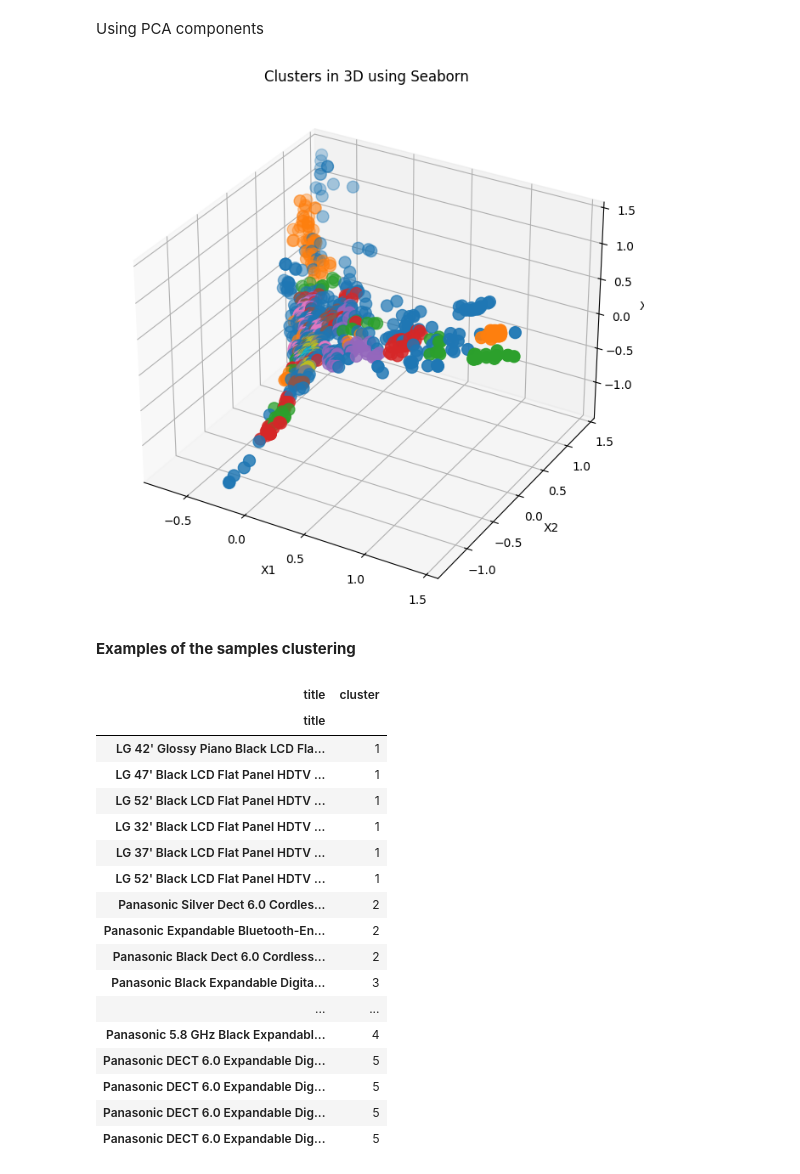
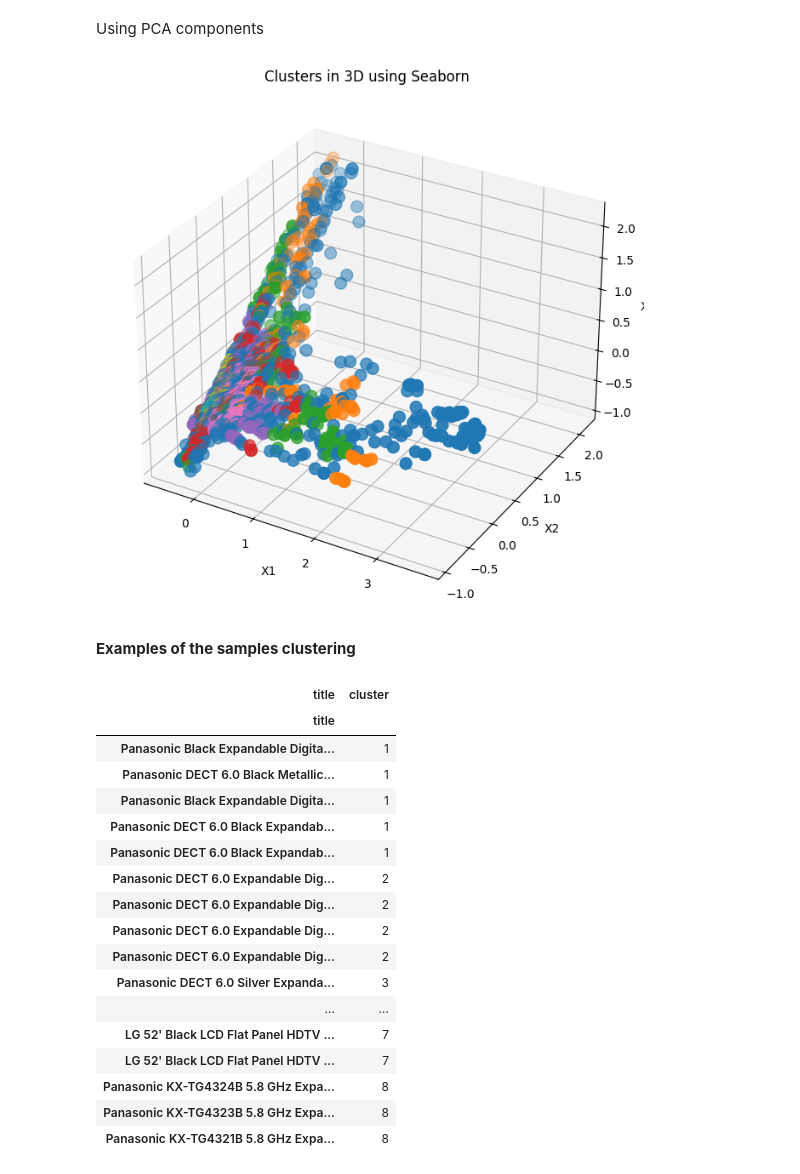
Before and after one commit to despinoza119/Entity_Resolution_and_Clustering, a Jupyter notebook: entity_resolution_clustering.ipynb, the cells around one changed output. Cells and saved outputs as stored; diff of their text form; code cells hidden in the pictures.

```diff
--- a/entity_resolution_clustering.ipynb
+++ b/entity_resolution_clustering.ipynb
@@ -168,7 +168,8 @@ Read the .csv files and apply the processes
 # %%
 retA=readData('retailerA.csv')
 retB=readData('retailerB.csv')
-df_cluster=entityClustering(computeSimilarity(retA['title'],retB['title']))
+ret=pd.concat([retA,retB])
+df_cluster=entityClustering(computeSimilarity(ret['title'],ret['title']))
 # %% [markdown]
 **Number of clusters obtained**
 # %%
@@ -228,27 +229,27 @@ ax.set_title('Clusters in 3D using Seaborn')
 
 plt.show()
 # %% [output]
-[figure, old version]
+[figure, new version]
 # %% [markdown]
 **Examples of the samples clustering**
 # %%
-df_cluster[(df_cluster['cluster']<6)&(df_cluster['cluster']>0)][['cluster']].sort_values('cluster')
+df_cluster[(df_cluster['cluster']<9)&(df_cluster['cluster']>0)][['cluster']].sort_values('cluster')
 # %% [output]
 | title | cluster |
 | title |  |
-| LG 42' Glossy Piano Black LCD Fla... | 1 |
-| LG 47' Black LCD Flat Panel HDTV ... | 1 |
-| LG 52' Black LCD Flat Panel HDTV ... | 1 |
-| LG 32' Black LCD Flat Panel HDTV ... | 1 |
-| LG 37' Black LCD Flat Panel HDTV ... | 1 |
-| LG 52' Black LCD Flat Panel HDTV ... | 1 |
-| Panasonic Silver Dect 6.0 Cordles... | 2 |
-| Panasonic Expandable Bluetooth-En... | 2 |
-| Panasonic Black Dect 6.0 Cordless... | 2 |
-| Panasonic Black Expandable Digita... | 3 |
+| Panasonic Black Expandable Digita... | 1 |
+| Panasonic DECT 6.0 Black Metallic... | 1 |
+| Panasonic Black Expandable Digita... | 1 |
+| Panasonic DECT 6.0 Black Expandab... | 1 |
+| Panasonic DECT 6.0 Black Expandab... | 1 |
+| Panasonic DECT 6.0 Expandable Dig... | 2 |
+| Panasonic DECT 6.0 Expandable Dig... | 2 |
+| Panasonic DECT 6.0 Expandable Dig... | 2 |
+| Panasonic DECT 6.0 Expandable Dig... | 2 |
+| Panasonic DECT 6.0 Silver Expanda... | 3 |
 | ... | ... |
-| Panasonic 5.8 GHz Black Expandabl... | 4 |
-| Panasonic DECT 6.0 Expandable Dig... | 5 |
-| Panasonic DECT 6.0 Expandable Dig... | 5 |
-| Panasonic DECT 6.0 Expandable Dig... | 5 |
-| Panasonic DECT 6.0 Expandable Dig... | 5 |
+| LG 52' Black LCD Flat Panel HDTV ... | 7 |
+| LG 52' Black LCD Flat Panel HDTV ... | 7 |
+| Panasonic KX-TG4324B 5.8 GHz Expa... | 8 |
+| Panasonic KX-TG4323B 5.8 GHz Expa... | 8 |
+| Panasonic KX-TG4321B 5.8 GHz Expa... | 8 |
```
Also changed, not shown: parts of 4 cells of this notebook.
